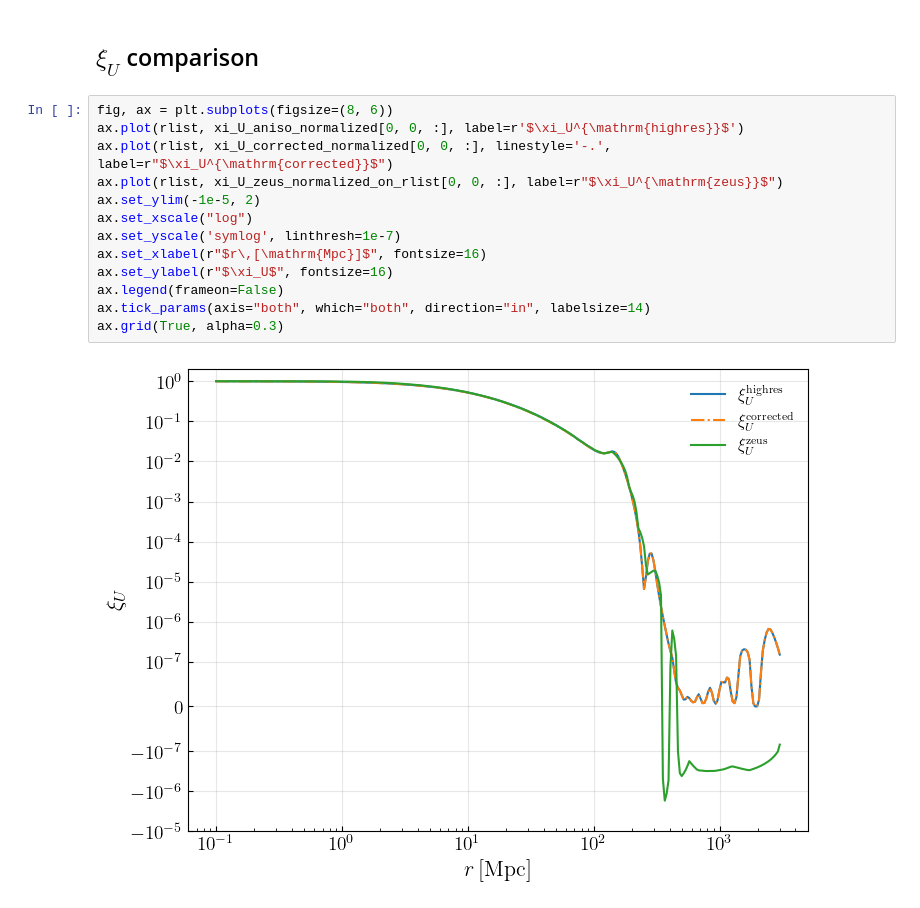
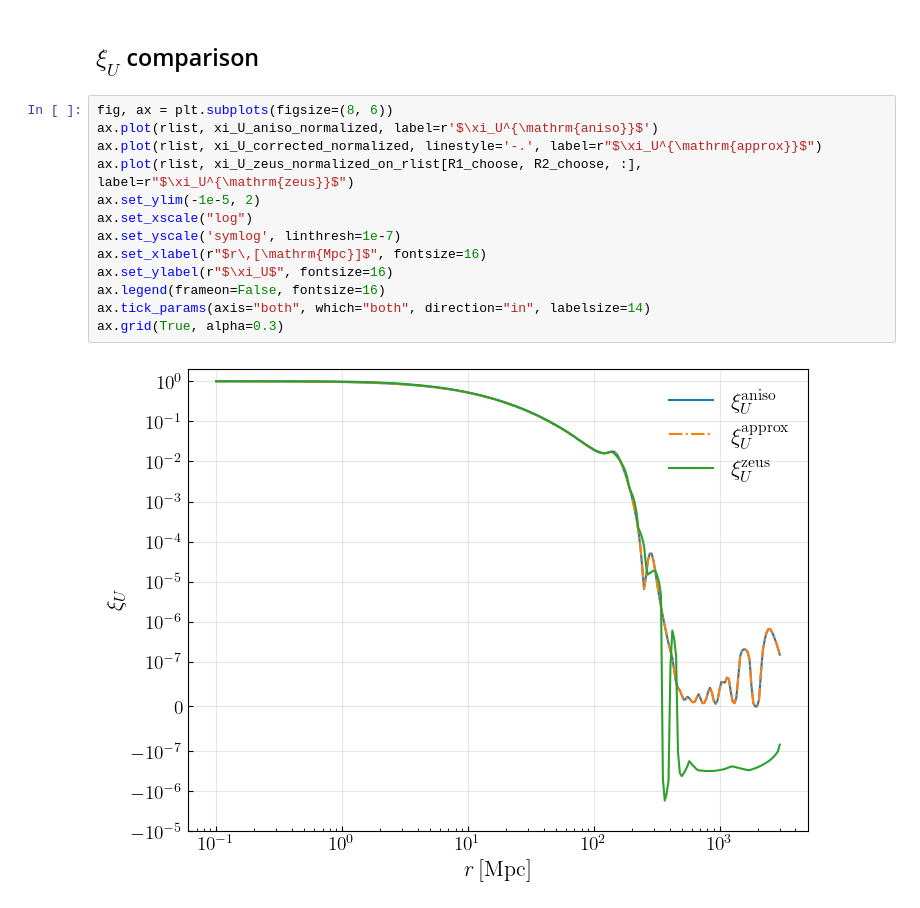
Before and after one commit to ryanyrzh/Zeus21, a Jupyter notebook: aniso_tests/high_res_2.ipynb, the cells around one changed output. Saved outputs shown, nothing was run; the diff lists cells and outputs as text.

```diff
--- a/aniso_tests/high_res_2.ipynb
+++ b/aniso_tests/high_res_2.ipynb
@@ -408,16 +408,16 @@ ax.grid(True, alpha=0.3)
 ## $\xi_U$ comparison
 # %%
 fig, ax = plt.subplots(figsize=(8, 6))
-ax.plot(rlist, xi_U_aniso_normalized[0, 0, :], label=r'$\xi_U^{\mathrm{highres}}$')
-ax.plot(rlist, xi_U_corrected_normalized[0, 0, :], linestyle='-.', label=r"$\xi_U^{\mathrm{corrected}}$")
-ax.plot(rlist, xi_U_zeus_normalized_on_rlist[0, 0, :], label=r"$\xi_U^{\mathrm{zeus}}$")
+ax.plot(rlist, xi_U_aniso_normalized, label=r'$\xi_U^{\mathrm{aniso}}$')
+ax.plot(rlist, xi_U_corrected_normalized, linestyle='-.', label=r"$\xi_U^{\mathrm{approx}}$")
+ax.plot(rlist, xi_U_zeus_normalized_on_rlist[R1_choose, R2_choose, :], label=r"$\xi_U^{\mathrm{zeus}}$")
 ax.set_ylim(-1e-5, 2)
 ax.set_xscale("log")
 ax.set_yscale('symlog', linthresh=1e-7)
 ax.set_xlabel(r"$r\,[\mathrm{Mpc}]$", fontsize=16)
 ax.set_ylabel(r"$\xi_U$", fontsize=16)
-ax.legend(frameon=False)
+ax.legend(frameon=False, fontsize=16)
 ax.tick_params(axis="both", which="both", direction="in", labelsize=14)
 ax.grid(True, alpha=0.3)
 # %% [output]
-[figure, old version]
+[figure, new version]
```
Also changed, not shown: parts of 1 cell of this notebook, 1 other file.
